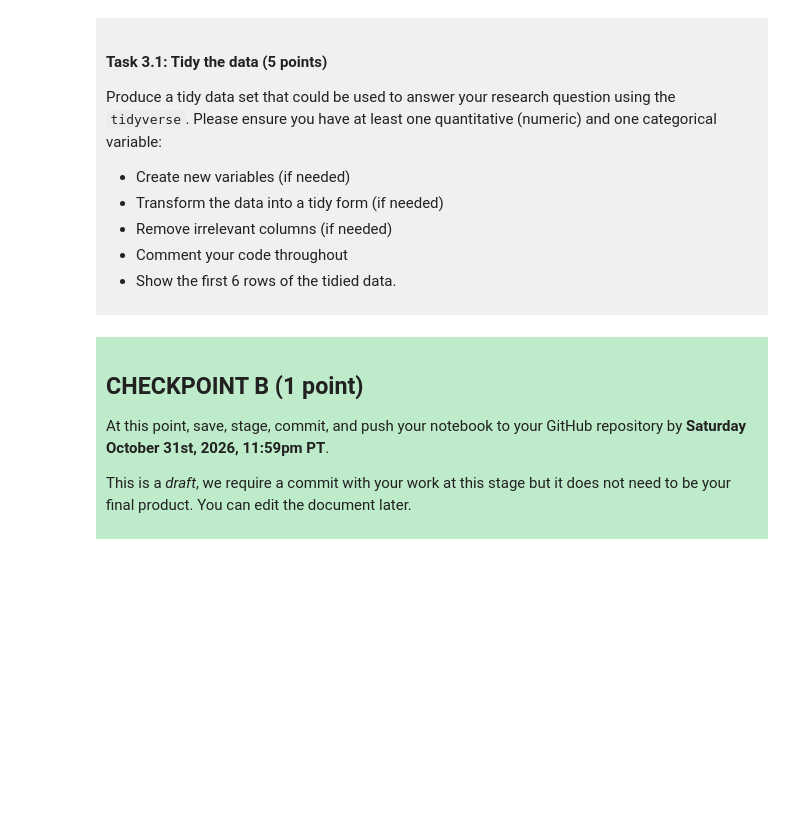
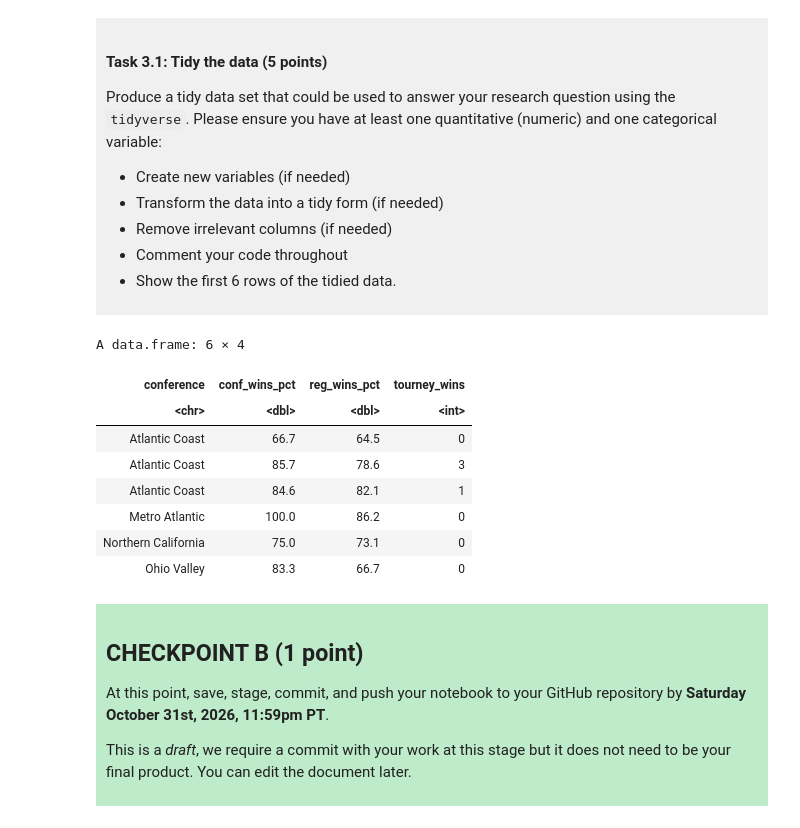
Before and after one commit to hallmikayla/dsci-100-project-Mikayla-Hall, a Jupyter notebook: dsci-100-project-notebook.ipynb, the cells around one changed output. Drawn from its saved outputs; the diff is of its cells as text; code cells hidden in the pictures; blank space fills up the shorter version.

```diff
--- a/dsci-100-project-notebook.ipynb
+++ b/dsci-100-project-notebook.ipynb
@@ -189,7 +212,26 @@ Produce a tidy data set that could be used to answer your research question usin
 
 </div>
 # %%
-### EDIT THIS CODE CELL ###
+basketball_tidy <- womens_march_madness |>
+# Selecting my predictors, response, and a categorical variable
+select(conference, conf_wins_pct, reg_wins_pct, tourney_wins) |>
+# Removing rows with missing values in my predictors or response
+filter(!is.na(conf_wins_pct),
+         !is.na(reg_wins_pct),
+         !is.na(tourney_wins))
+basketball_tidy |>
+#showing the first 6 rows of my tidy data
+slice(1:6)
+# %% [output]
+A data.frame: 6 × 4
+| conference | conf_wins_pct | reg_wins_pct | tourney_wins |
+| <chr> | <dbl> | <dbl> | <int> |
+| Atlantic Coast | 66.7 | 64.5 | 0 |
+| Atlantic Coast | 85.7 | 78.6 | 3 |
+| Atlantic Coast | 84.6 | 82.1 | 1 |
+| Metro Atlantic | 100.0 | 86.2 | 0 |
+| Northern California | 75.0 | 73.1 | 0 |
+| Ohio Valley | 83.3 | 66.7 | 0 |
 # %% [markdown]
 <div style="background-color: #beebca; padding: 10px;">
 
```
Also changed, not shown: parts of 3 cells of this notebook.
